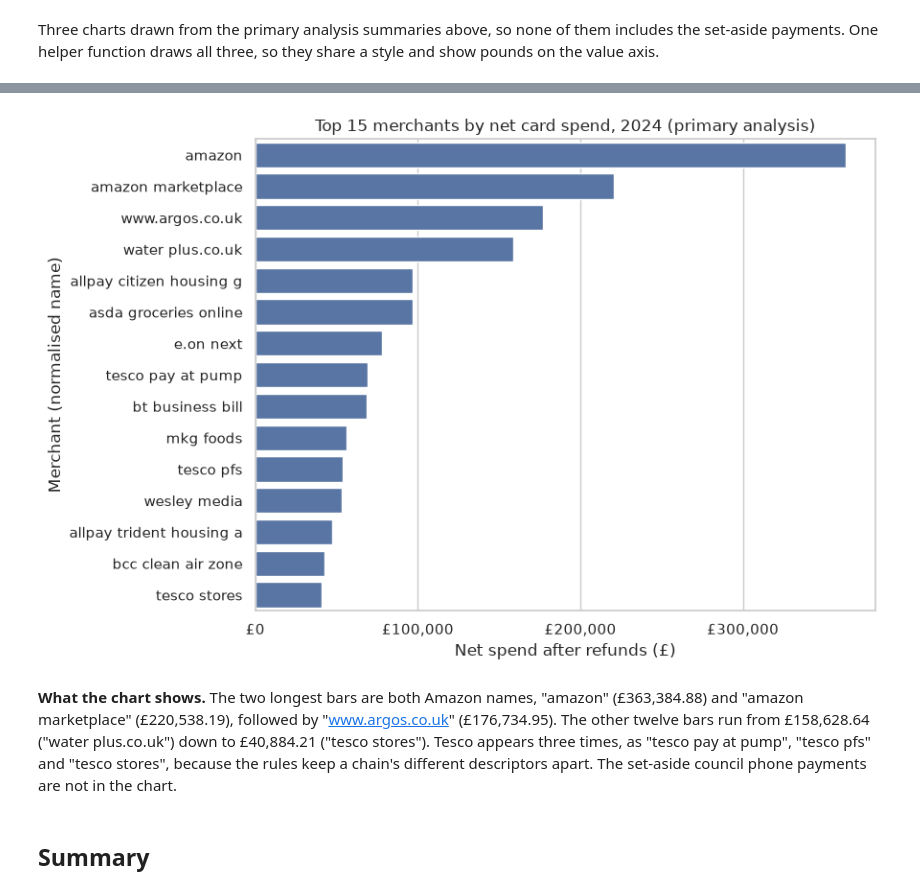
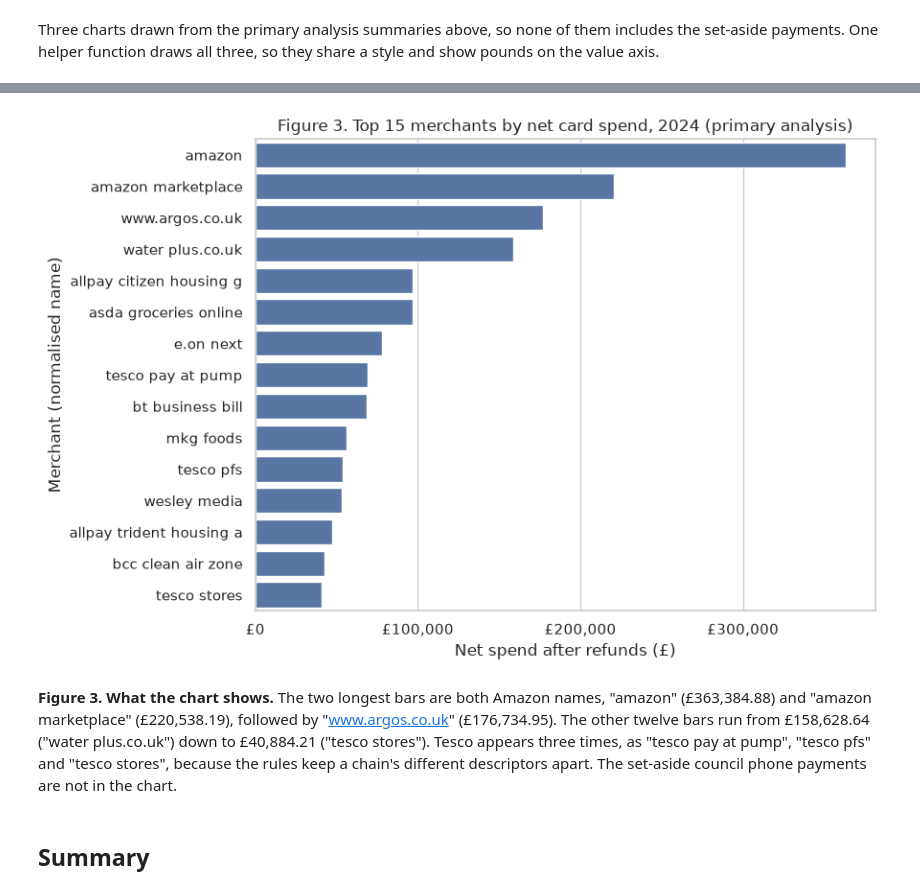
Before and after one commit to PaddyGilliland1/ai-programming-foundations-project, a Jupyter notebook: data_workflow.ipynb, the cells around one changed output, grey strips where cells are left out. Saved outputs shown, nothing was run; the diff lists cells and outputs as text; code cells hidden in the pictures.

```diff
--- a/data_workflow.ipynb
+++ b/data_workflow.ipynb
@@ -851,15 +849,15 @@ plt.show()
 # %%
 plot_net_spend(
     top_merchants,
-    "Top 15 merchants by net card spend, 2024 (primary analysis)",
+    "Figure 3. Top 15 merchants by net card spend, 2024 (primary analysis)",
     "Merchant (normalised name)",
     figsize=(9, 6),
 )
 plt.show()
 # %% [output]
-[figure, old version]
+[figure, new version]
 # %% [markdown]
-**What the chart shows.** The two longest bars are both Amazon names, "amazon" (£363,384.88) and "amazon marketplace" (£220,538.19), followed by "www.argos.co.uk" (£176,734.95). The other twelve bars run from £158,628.64 ("water plus.co.uk") down to £40,884.21 ("tesco stores"). Tesco appears three times, as "tesco pay at pump", "tesco pfs" and "tesco stores", because the rules keep a chain's different descriptors apart. The set-aside council phone payments are not in the chart.
+**Figure 3. What the chart shows.** The two longest bars are both Amazon names, "amazon" (£363,384.88) and "amazon marketplace" (£220,538.19), followed by "www.argos.co.uk" (£176,734.95). The other twelve bars run from £158,628.64 ("water plus.co.uk") down to £40,884.21 ("tesco stores"). Tesco appears three times, as "tesco pay at pump", "tesco pfs" and "tesco stores", because the rules keep a chain's different descriptors apart. The set-aside council phone payments are not in the chart.
 # %% [markdown]
 ## Summary
 # %% [markdown]
```
Also changed, not shown: parts of 13 cells of this notebook.
